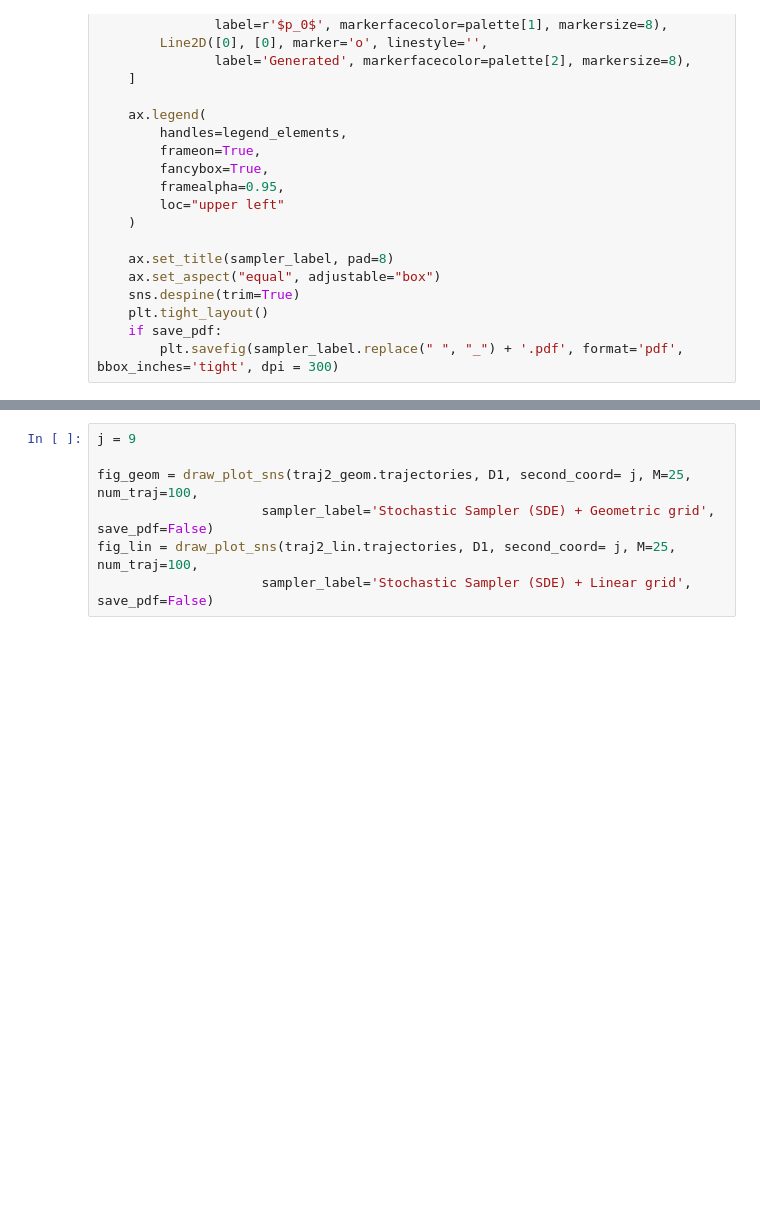
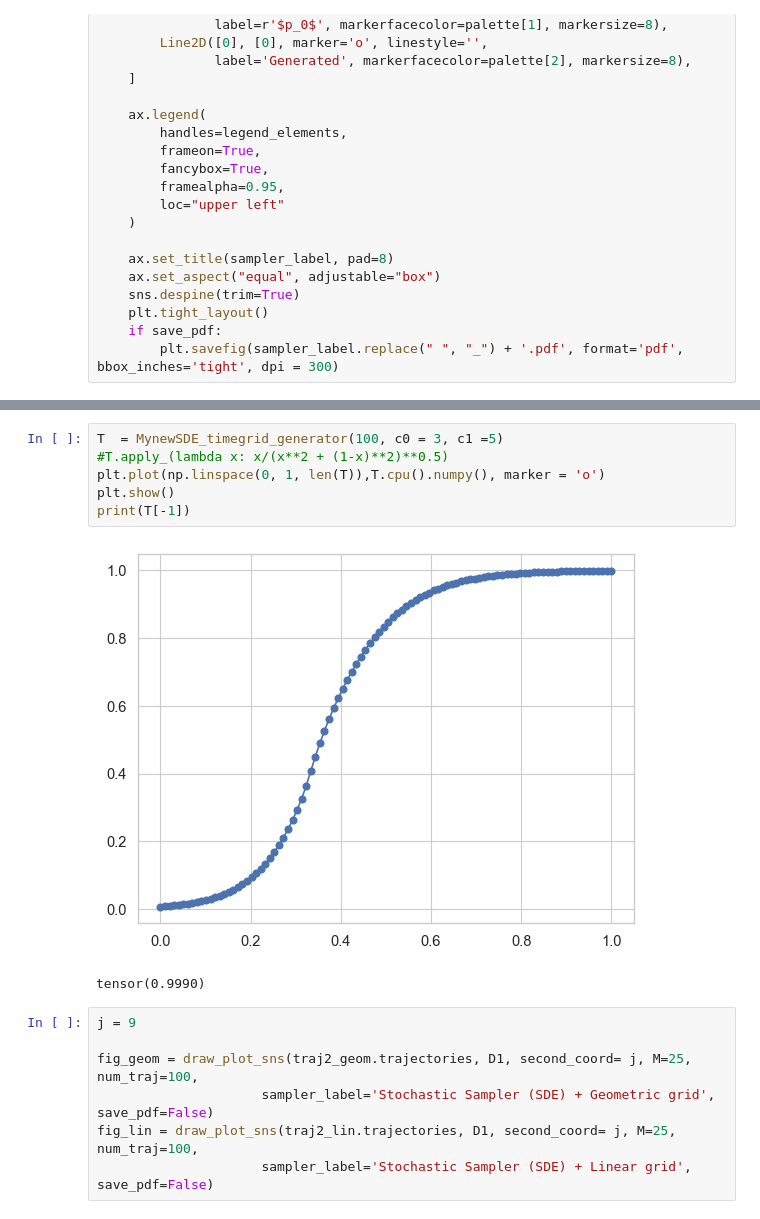
Before and after one commit to roysaptaumich/Low-dim-RF, a Jupyter notebook: low_rank_Gaussian_experiments.ipynb, the cells around one changed output, grey strips where cells are left out. Drawn from its saved outputs; the diff is of its cells as text; blank space fills up the shorter version.

```diff
--- a/low_rank_Gaussian_experiments.ipynb
+++ b/low_rank_Gaussian_experiments.ipynb
@@ -289,3 +349,12 @@ fig_lin = draw_plot_sns(true_traj1_lin.trajectories, D1, second_coord=9, M=30, n
+# %%
+T  = MynewSDE_timegrid_generator(100, c0 = 3, c1 =5)
+#T.apply_(lambda x: x/(x**2 + (1-x)**2)**0.5)
+plt.plot(np.linspace(0, 1, len(T)),T.cpu().numpy(), marker = 'o')
+plt.show()
+print(T[-1])
+# %% [output]
+[figure, added]
+tensor(0.9990)
 # %%
 j = 9
 
```
Also changed, not shown: parts of 12 cells of this notebook, 3 other files.
